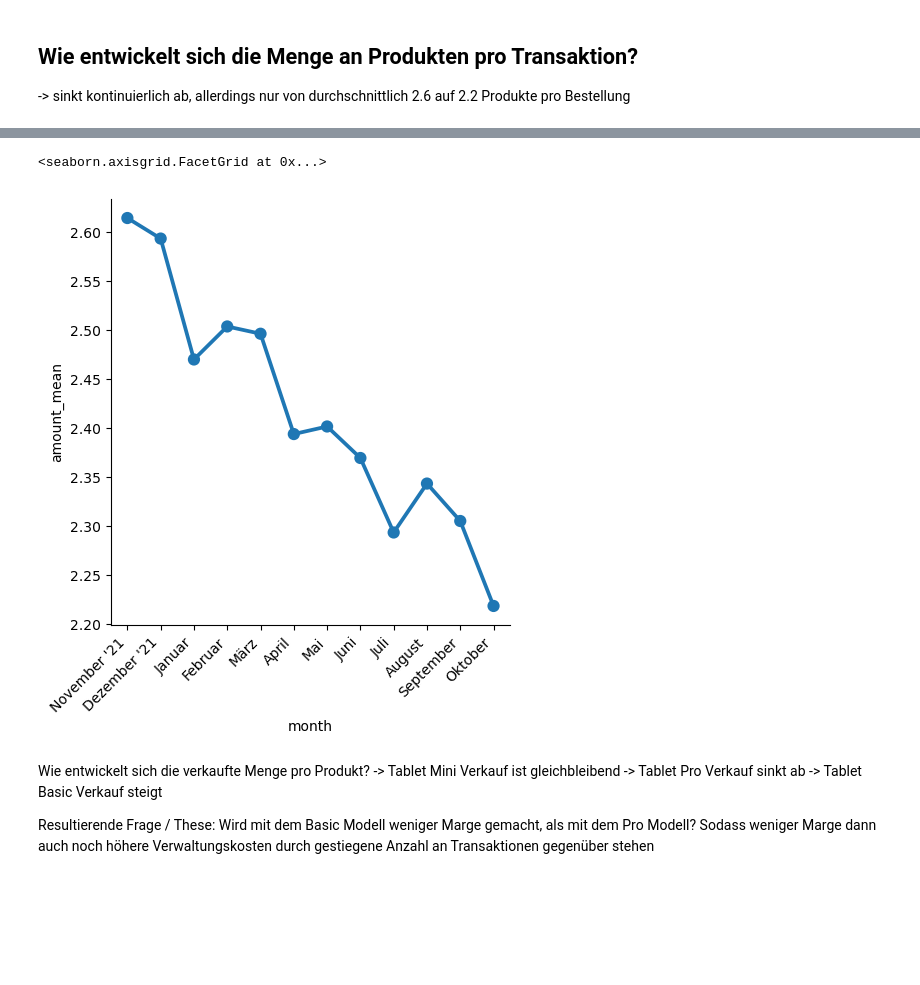
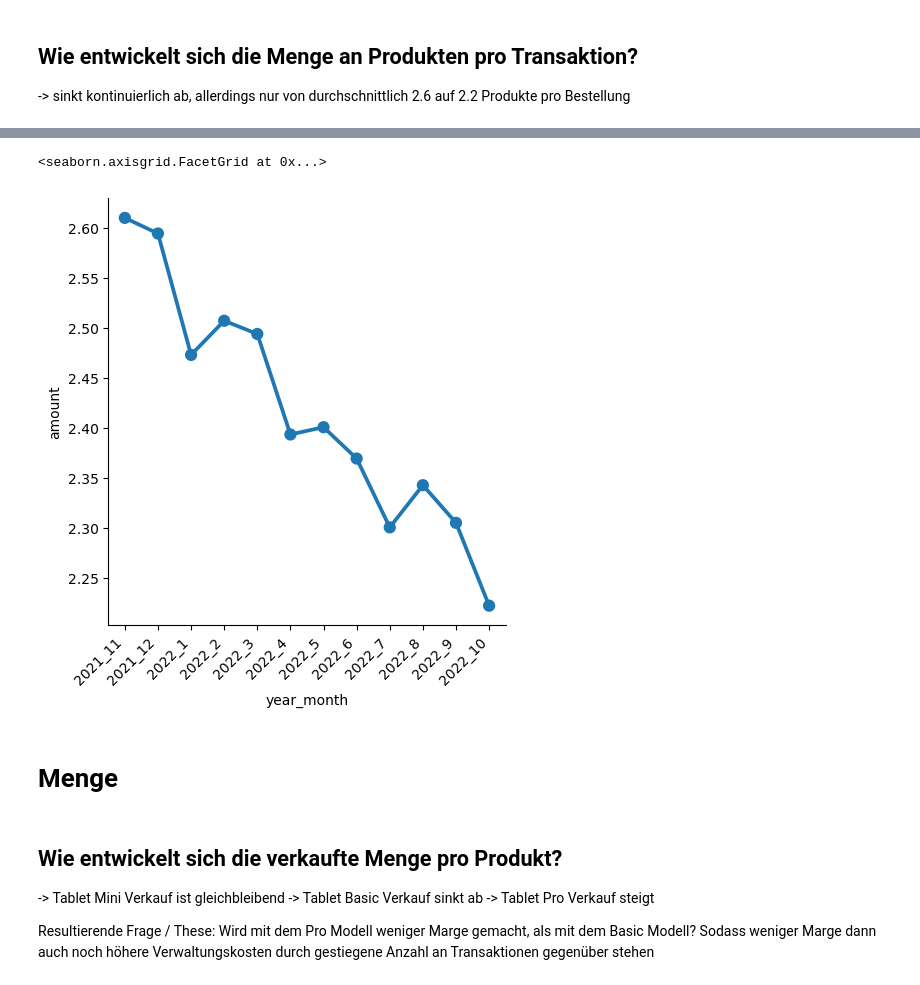
Before and after one commit to timstr97/business-analytics-case-study, a Jupyter notebook: sandbox/moritz/sandbox1.ipynb, the cells around one changed output, grey strips where cells are left out. Cells and saved outputs as stored; diff of their text form; code cells hidden in the pictures; blank space fills up the shorter version.

```diff
--- a/sandbox/moritz/sandbox1.ipynb
+++ b/sandbox/moritz/sandbox1.ipynb
@@ -45,6 +45,7 @@ def read_regio_data(region, kind):
                 .assign(year=lambda _data: _data["date"].dt.year,
                         month=lambda _data: _data["date"].dt.month,
                         week=lambda _data: _data["date"].dt.isocalendar().week,
+                        year_month=lambda _data: _data["date"].dt.year.astype(str) + "_" + _data["date"].dt.month.astype(str),
                         cost_basic=lambda _data: np.round(_data["cost_basic"], 2),
                         cost_mini=lambda _data: np.round(_data["cost_mini"], 2),
                         cost_pro=lambda _data: np.round(_data["cost_pro"], 2),
@@ -95,6 +96,8 @@ for df_reg_main, region, marketplace in dataframes:
 # Alle DataFrames zusammenfügen (concat)
 # ignore_index=True: Index wird neu erstellt
 df_reg_main = pd.concat([df for df, _, _ in dataframes], ignore_index=True)
+# %%
+df_reg_main = df_reg_main.assign(count=[1 for i in range(len(df_reg_main))])
 # %%
 df_reg_main.describe()
 # %% [output]
@@ -239,14 +148,16 @@ monthly_mean_amount
 # %%
-chart = sns.catplot(data=monthly_mean_amount, x="month", y="amount_mean", kind="point", errorbar=None)
+chart = sns.catplot(data=df_reg_main, x="year_month", y="amount", kind="point", errorbar=None)
 chart.set_xticklabels(rotation=45, horizontalalignment='right')
 # %% [output]
 <seaborn.axisgrid.FacetGrid at 0x...>
-[figure, old version]
+[figure, new version]
+# %% [markdown]
+# **Menge**
 # %% [markdown]
-Wie entwickelt sich die verkaufte Menge pro Produkt?
+## Wie entwickelt sich die verkaufte Menge pro Produkt?
 -> Tablet Mini Verkauf ist gleichbleibend
--> Tablet Pro Verkauf sinkt ab
--> Tablet Basic Verkauf steigt
+-> Tablet Basic Verkauf sinkt ab
+-> Tablet Pro Verkauf steigt
 
-Resultierende Frage / These: Wird mit dem Basic Modell weniger Marge gemacht, als mit dem Pro Modell?
+Resultierende Frage / These: Wird mit dem Pro Modell weniger Marge gemacht, als mit dem Basic Modell?
 Sodass weniger Marge dann auch noch höhere Verwaltungskosten durch gestiegene Anzahl an Transaktionen gegenüber stehen
```
Also changed, not shown: parts of 26 cells of this notebook.
